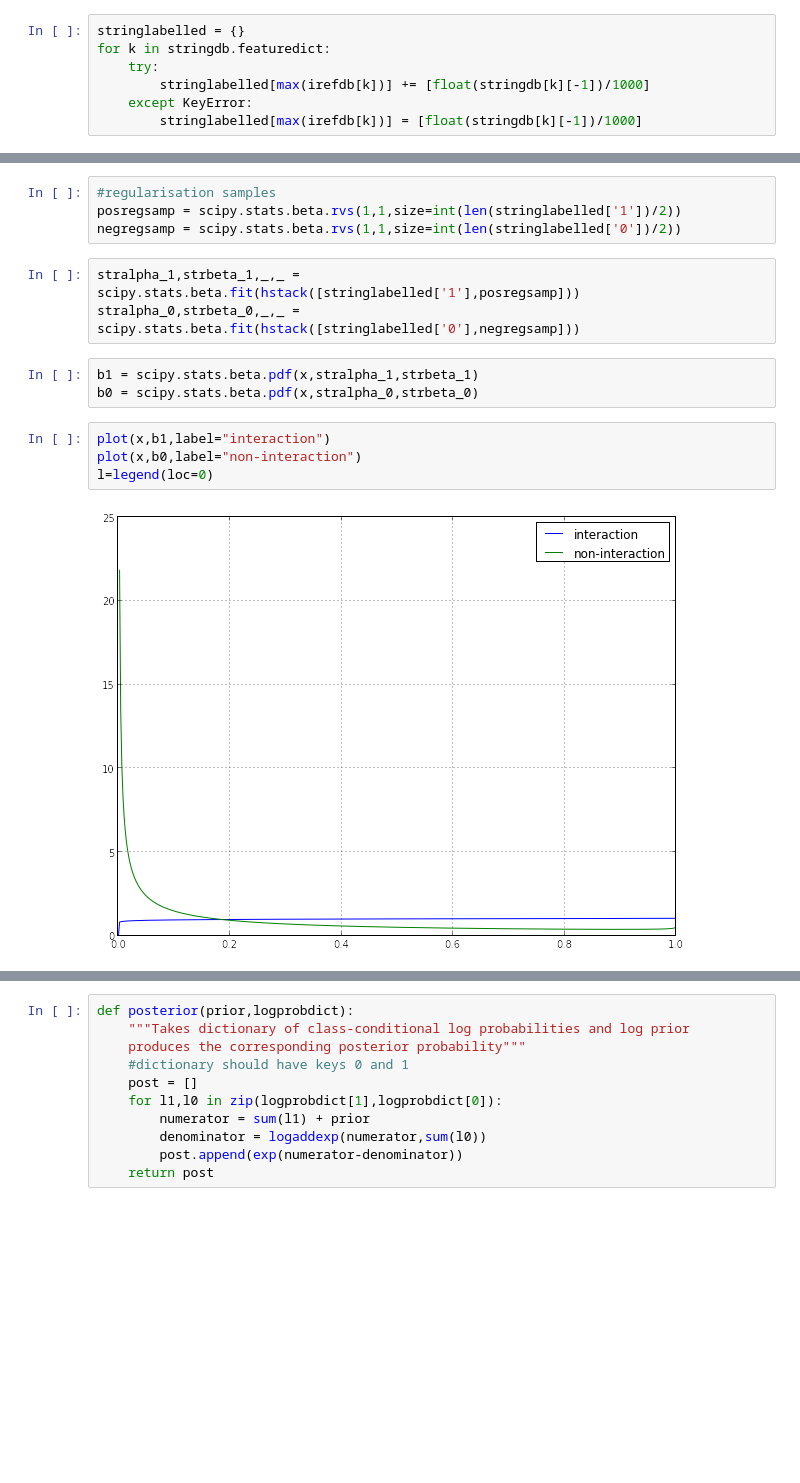
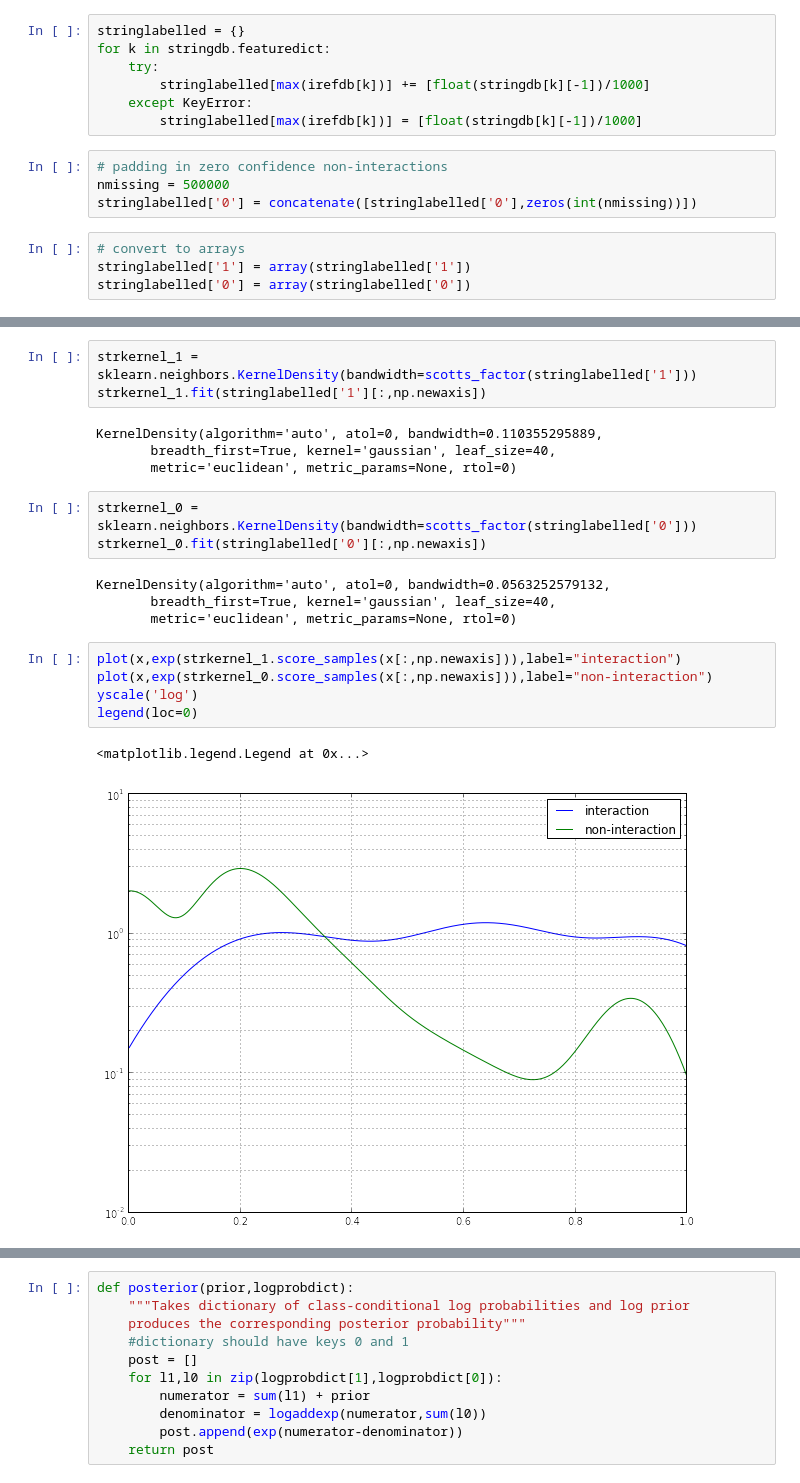
Before and after one commit to gngdb/opencast-bio, a Jupyter notebook: notebooks/Bayesian updating of pulldown interactions.ipynb, the cells around one changed output, grey strips where cells are left out. Saved outputs shown, nothing was run; the diff lists cells and outputs as text; blank space fills up the shorter version.

```diff
--- a/notebooks/Bayesian updating of pulldown interactions.ipynb
+++ b/notebooks/Bayesian updating of pulldown interactions.ipynb
@@ -130,6 +122,14 @@ for k in stringdb.featuredict:
         stringlabelled[max(irefdb[k])] += [float(stringdb[k][-1])/1000]
     except KeyError:
         stringlabelled[max(irefdb[k])] = [float(stringdb[k][-1])/1000]
+# %%
+# padding in zero confidence non-interactions
+nmissing = 500000
+stringlabelled['0'] = concatenate([stringlabelled['0'],zeros(int(nmissing))])
+# %%
+# convert to arrays
+stringlabelled['1'] = array(stringlabelled['1'])
+stringlabelled['0'] = array(stringlabelled['0'])
 # %%
 h=hist(stringlabelled['1'],bins=50,label='interaction')
 h=hist(stringlabelled['0'],bins=50,label='non-interaction')
@@ -139,16 +139,22 @@ l=legend()
-# %%
-#regularisation samples
-posregsamp = scipy.stats.beta.rvs(1,1,size=int(len(stringlabelled['1'])/2))
-negregsamp = scipy.stats.beta.rvs(1,1,size=int(len(stringlabelled['0'])/2))
-# %%
-stralpha_1,strbeta_1,_,_ = scipy.stats.beta.fit(hstack([stringlabelled['1'],posregsamp]))
-stralpha_0,strbeta_0,_,_ = scipy.stats.beta.fit(hstack([stringlabelled['0'],negregsamp]))
-# %%
-b1 = scipy.stats.beta.pdf(x,stralpha_1,strbeta_1)
-b0 = scipy.stats.beta.pdf(x,stralpha_0,strbeta_0)
+# %%
+strkernel_1 = sklearn.neighbors.KernelDensity(bandwidth=scotts_factor(stringlabelled['1']))
+strkernel_1.fit(stringlabelled['1'][:,np.newaxis])
+# %% [output]
+KernelDensity(algorithm='auto', atol=0, bandwidth=0.110355295889,
+       breadth_first=True, kernel='gaussian', leaf_size=40,
+       metric='euclidean', metric_params=None, rtol=0)
+# %%
+strkernel_0 = sklearn.neighbors.KernelDensity(bandwidth=scotts_factor(stringlabelled['0']))
+strkernel_0.fit(stringlabelled['0'][:,np.newaxis])
+# %% [output]
+KernelDensity(algorithm='auto', atol=0, bandwidth=0.0563252579132,
+       breadth_first=True, kernel='gaussian', leaf_size=40,
+       metric='euclidean', metric_params=None, rtol=0)
 # %%
-plot(x,b1,label="interaction")
-plot(x,b0,label="non-interaction")
-l=legend(loc=0)
+plot(x,exp(strkernel_1.score_samples(x[:,np.newaxis])),label="interaction")
+plot(x,exp(strkernel_0.score_samples(x[:,np.newaxis])),label="non-interaction")
+yscale('log')
+legend(loc=0)
 # %% [output]
+<matplotlib.legend.Legend at 0x...>
-[figure, old version]
+[figure, new version]
```
Also changed, not shown: parts of 31 cells of this notebook.
